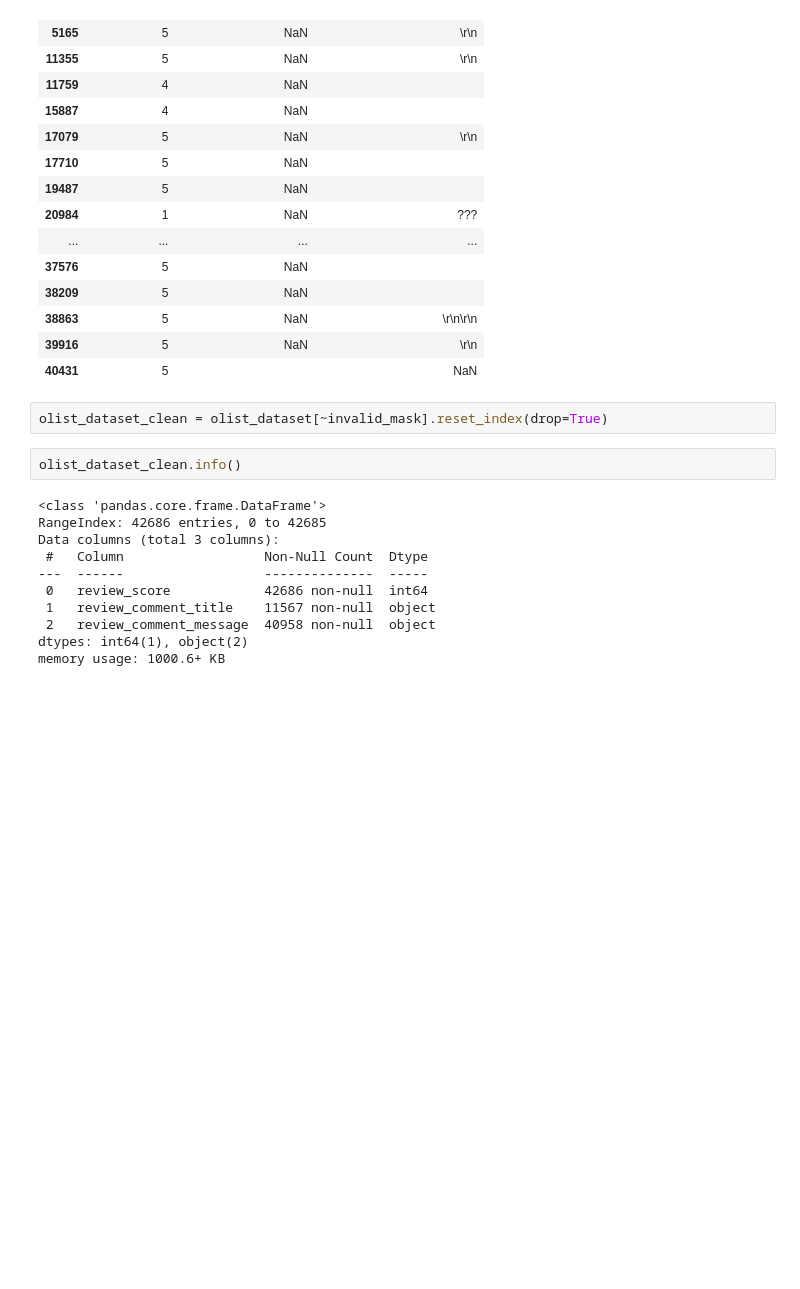
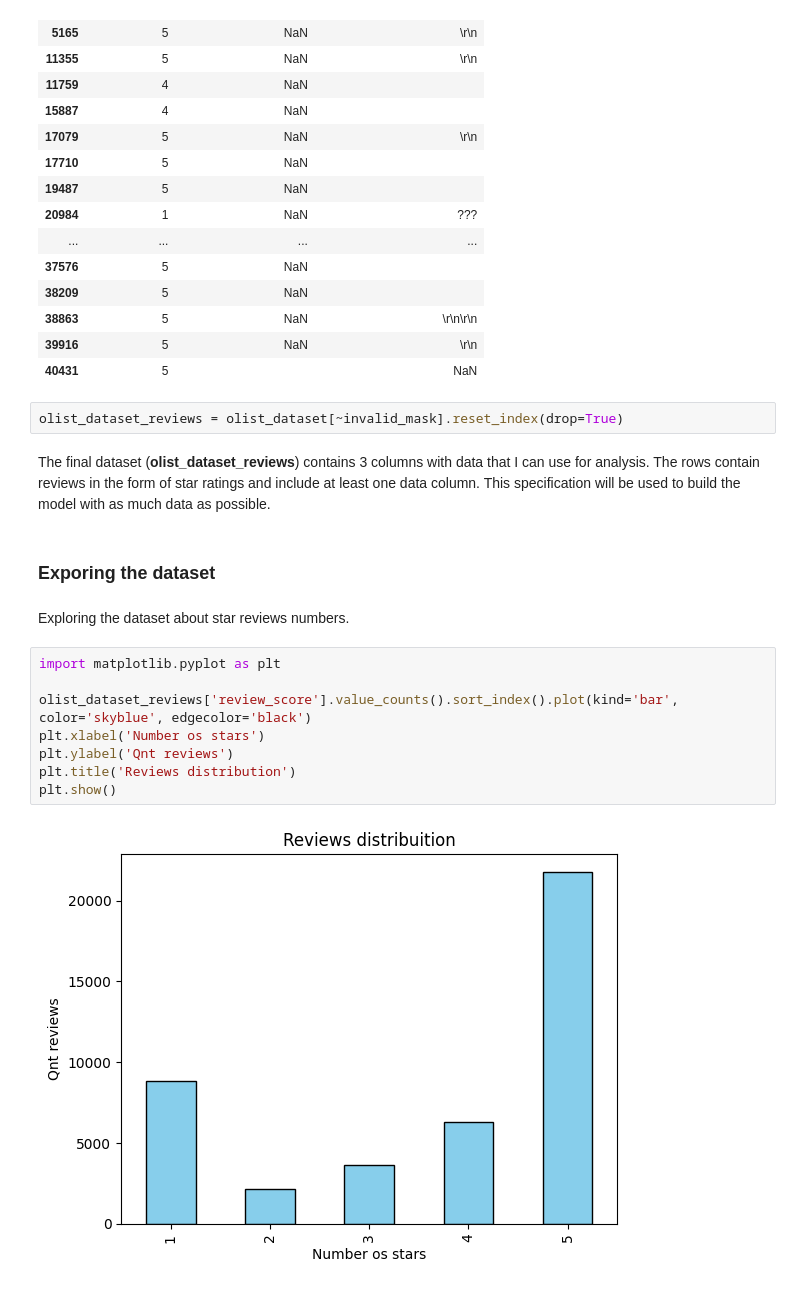
Before and after one commit to AndersonIvanildo/star-classifier-predictor, a Jupyter notebook: notebooks/classifier_reviews.ipynb, the cells around one changed output. Drawn from its saved outputs; the diff is of its cells as text; blank space fills up the shorter version.

Commit message:
discovery some important facts about the reviews

```diff
--- a/notebooks/classifier_reviews.ipynb
+++ b/notebooks/classifier_reviews.ipynb
@@ -175,17 +175,20 @@ There are 20 on the dataset
 | 39916 | 5 | NaN | \r\n |
 | 40431 | 5 |  | NaN |
 # %%
-olist_dataset_clean = olist_dataset[~invalid_mask].reset_index(drop=True)
+olist_dataset_reviews = olist_dataset[~invalid_mask].reset_index(drop=True)
-# %%
-olist_dataset_clean.info()
-# %% [output]
-<class 'pandas.core.frame.DataFrame'>
-RangeIndex: 42686 entries, 0 to 42685
-Data columns (total 3 columns):
- #   Column                  Non-Null Count  Dtype
----  ------                  --------------  -----
- 0   review_score            42686 non-null  int64
- 1   review_comment_title    11567 non-null  object
- 2   review_comment_message  40958 non-null  object
-dtypes: int64(1), object(2)
-memory usage: 1000.6+ KB
+# %% [markdown]
+The final dataset (__olist_dataset_reviews__) contains 3 columns with data that I can use for analysis. The rows contain reviews in the form of star ratings and include at least one data column. This specification will be used to build the model with as much data as possible.
+# %% [markdown]
+### Exporing the dataset
+# %% [markdown]
+Exploring the dataset about star reviews numbers.
+# %%
+import matplotlib.pyplot as plt
+
+olist_dataset_reviews['review_score'].value_counts().sort_index().plot(kind='bar', color='skyblue', edgecolor='black')
+plt.xlabel('Number os stars')
+plt.ylabel('Qnt reviews')
+plt.title('Reviews distribution')
+plt.show()
+# %% [output]
+[figure, added]
```
Also changed, not shown: parts of 6 cells of this notebook.
